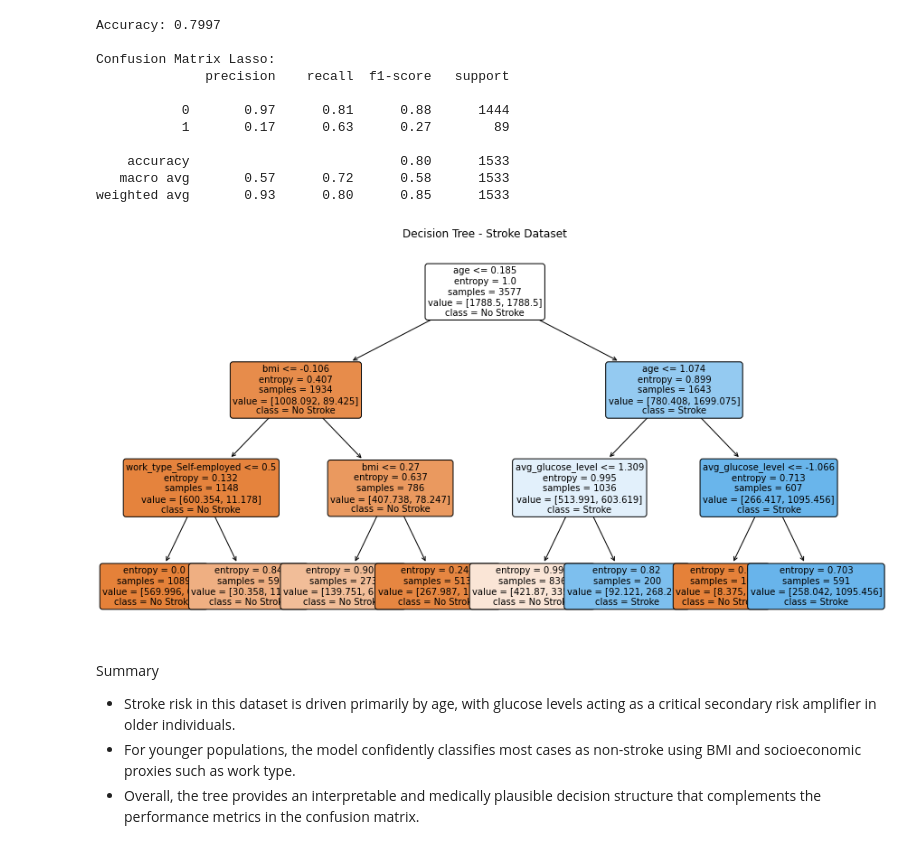
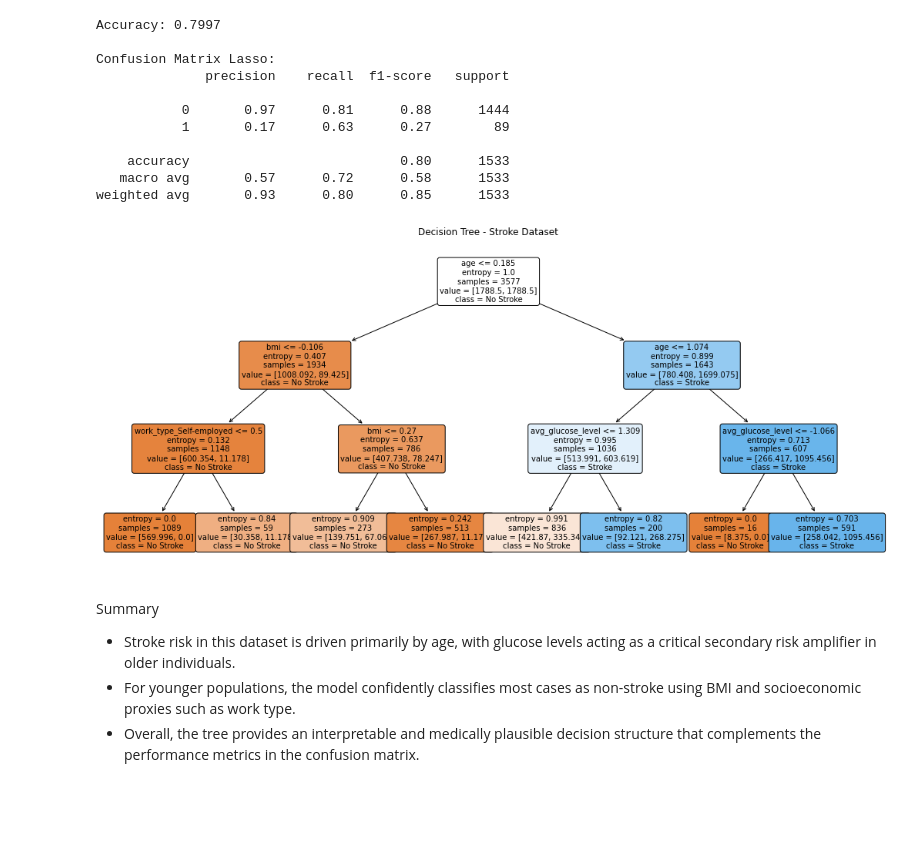
Before and after one commit to WanjikuKahoro/SUPERVISED_ML_PROJECT_PHASE3, a Jupyter notebook: index.ipynb, the cells around one changed output. Saved outputs shown, nothing was run; the diff lists cells and outputs as text; code cells hidden in the pictures; blank space fills up the shorter version.

```diff
--- a/index.ipynb
+++ b/index.ipynb
@@ -562,22 +573,22 @@ weighted avg       0.93      0.80      0.85      1533
 # %%
 # Visualize the tree
 # Define your human-readable class names
 current_features = X_train_processed.columns.tolist()
 target_labels = ["No Stroke", "Stroke"]
 
-plt.figure(figsize=(15,8))
+plt.figure(figsize=(18,8))
 plot_tree(
     clf2,
     feature_names= current_features,
     class_names=target_labels,
     filled=True,           # Colors nodes by class
     rounded=True,
     fontsize=10
 )
 plt.title("Decision Tree - Stroke Dataset")
 plt.show()
 # %% [output]
-[figure, old version]
+[figure, new version]
 # %% [markdown]
 Summary
 
```
Also changed, not shown: parts of 10 cells of this notebook.
